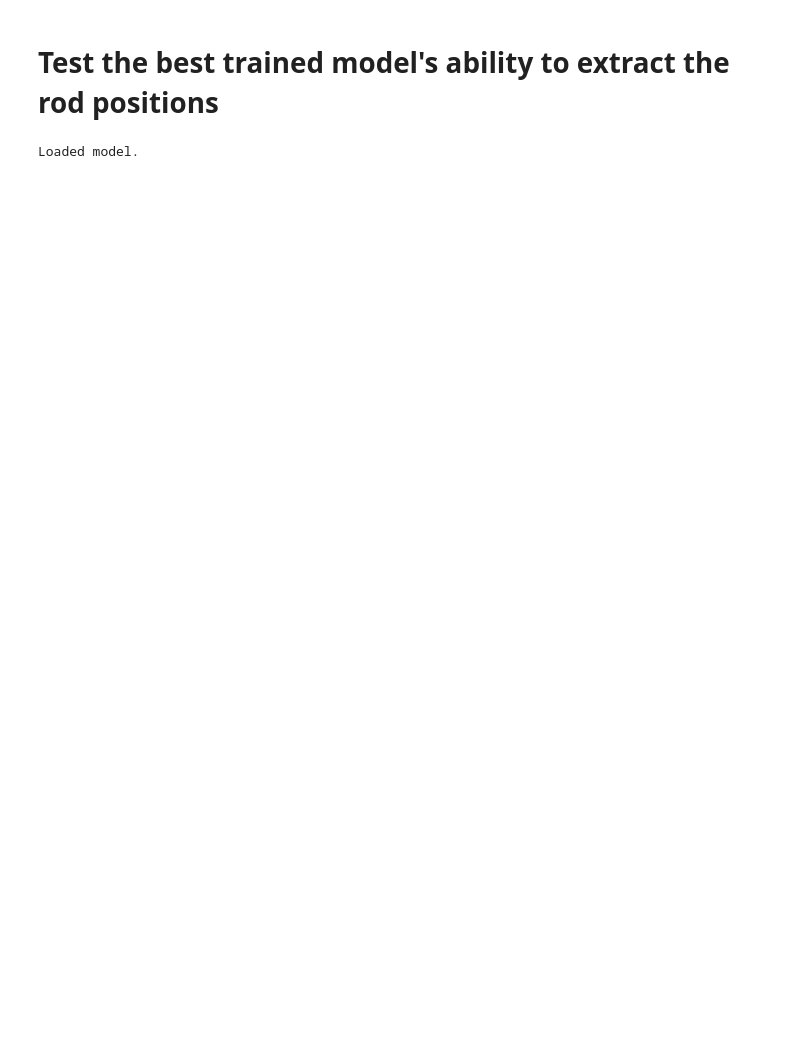
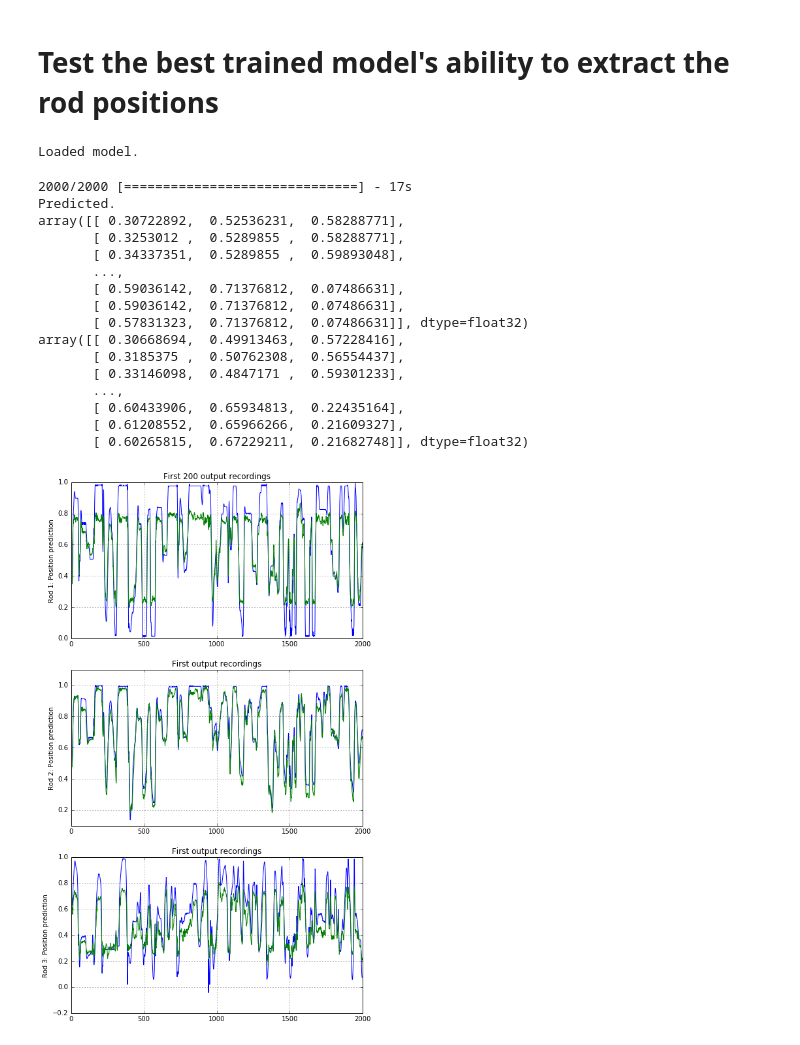
Before and after one commit to glmcdona/FoosAI, a Jupyter notebook: Code/Training/TrainingFoosbot.ipynb, the cells around one changed output. Saved outputs shown, nothing was run; the diff lists cells and outputs as text; code cells hidden in the pictures; blank space fills up the shorter version.

```diff
--- a/Code/Training/TrainingFoosbot.ipynb
+++ b/Code/Training/TrainingFoosbot.ipynb
@@ -540,3 +622,25 @@ model.load_weights(WEIGHTS_FNAME % epoch)
 print("Loaded model.")
 # %% [output]
 Loaded model.
+# %%
+# Plot the real versus predicted values for some of the validation data
+(frames, outputs_true) = next(ValidateBatchGen(2000))
+plot_validate(model, frames, outputs_true, "Position prediction")
+# %% [output]
+2000/2000 [==============================] - 17s
+Predicted.
+array([[ 0.30722892,  0.52536231,  0.58288771],
+       [ 0.3253012 ,  0.5289855 ,  0.58288771],
+       [ 0.34337351,  0.5289855 ,  0.59893048],
+       ...,
+       [ 0.59036142,  0.71376812,  0.07486631],
+       [ 0.59036142,  0.71376812,  0.07486631],
+       [ 0.57831323,  0.71376812,  0.07486631]], dtype=float32)
+array([[ 0.30668694,  0.49913463,  0.57228416],
+       [ 0.3185375 ,  0.50762308,  0.56554437],
+       [ 0.33146098,  0.4847171 ,  0.59301233],
+       ...,
+       [ 0.60433906,  0.65934813,  0.22435164],
+       [ 0.61208552,  0.65966266,  0.21609327],
+       [ 0.60265815,  0.67229211,  0.21682748]], dtype=float32)
+[figure, added]
```
Also changed, not shown: parts of 23 cells of this notebook, 3 other files.
